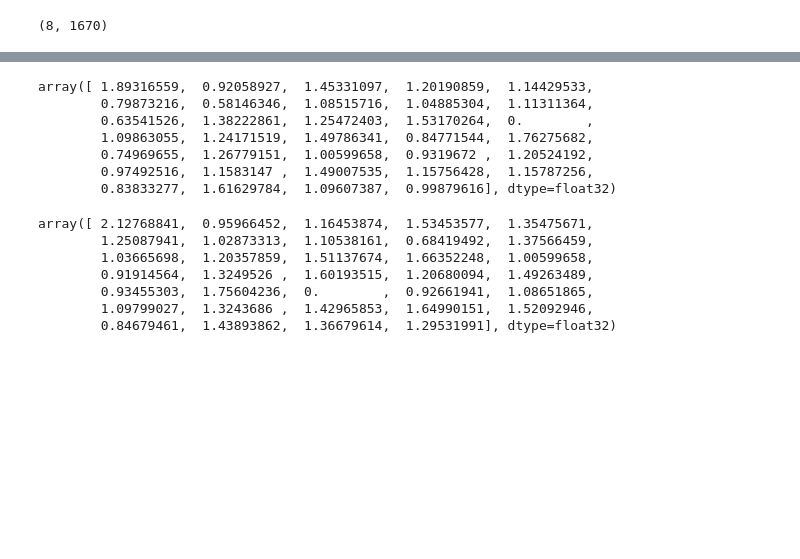
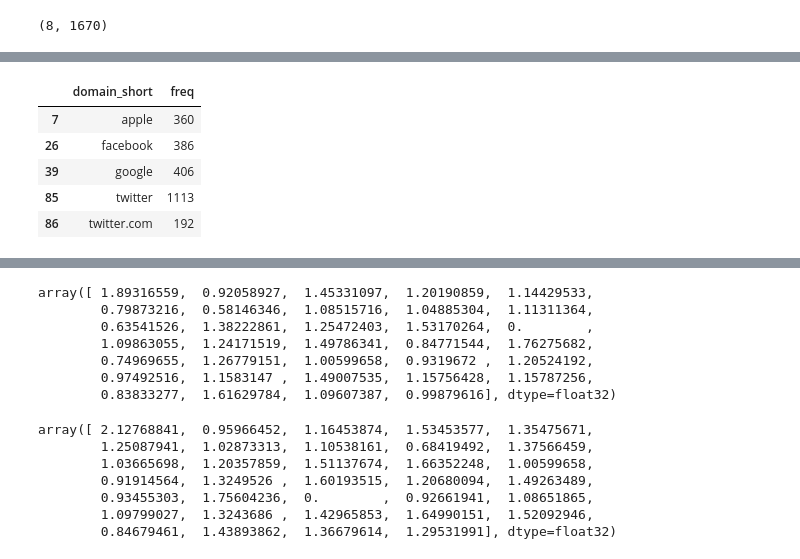
Before and after one commit to kuhanw/link_embedding, a Jupyter notebook: graph_embedding.ipynb, the cells around one changed output, grey strips where cells are left out. Cells and saved outputs as stored; diff of their text form; code cells hidden in the pictures; blank space fills up the shorter version.

```diff
--- a/graph_embedding.ipynb
+++ b/graph_embedding.ipynb
@@ -513,0 +425,24 @@ mpld3.enable_notebook()
+# %%
+df_domain_freq = pd.DataFrame(list(zip(*np.unique([i for i in key_domain_dict.values()], return_counts=True))),
+                             columns=['domain', 'freq'])
+# %%
+def parseDomain(string):
+    try:
+        results = string.split('.')
+        if len(results)==3: return results[1]
+        else: return string
+    except:
+        return string
+# %%
+df_domain_freq['domain_short'] = df_domain_freq['domain'].apply(parseDomain)
+# %%
+df_domain_freq = df_domain_freq.groupby(['domain_short'])['freq'].sum().reset_index()
+# %%
+df_domain_freq[df_domain_freq['freq']>100]
+# %% [output]
+|  | domain_short | freq |
+| 7 | apple | 360 |
+| 26 | facebook | 386 |
+| 39 | google | 406 |
+| 85 | twitter | 1113 |
+| 86 | twitter.com | 192 |
```
Also changed, not shown: parts of 56 cells of this notebook, 1 other file.
